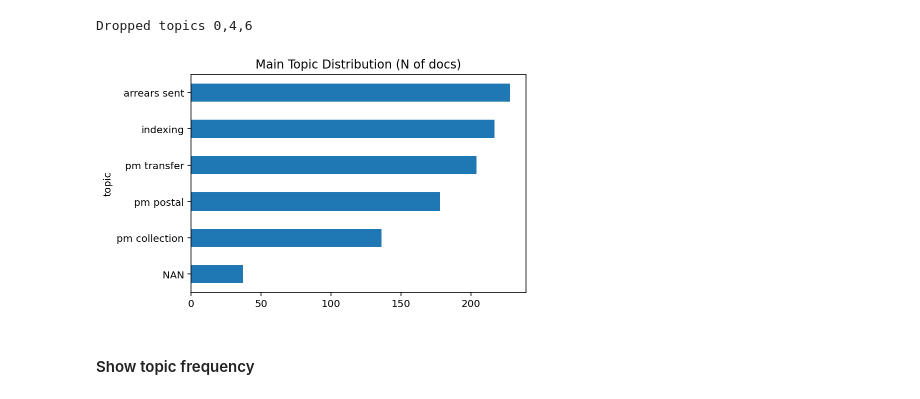
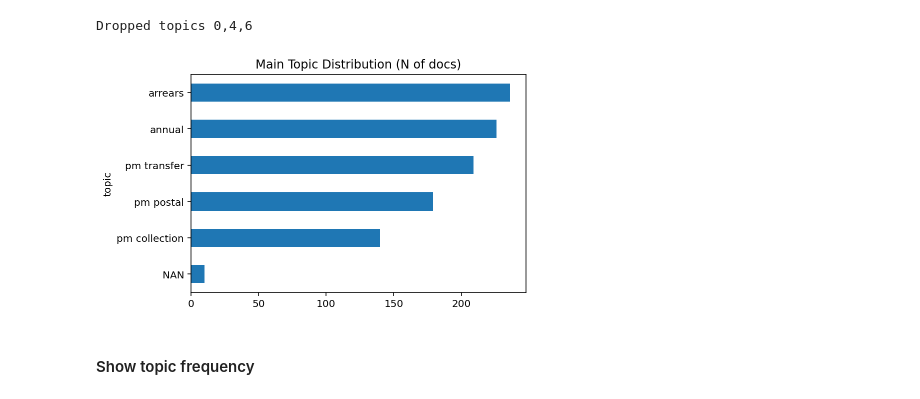
Before and after one commit to poorjanos/CCC-Topic-Modeling, a Jupyter notebook: notebooks/2.1-pj-nmf-1gram.ipynb, the cells around one changed output. Drawn from its saved outputs; the diff is of its cells as text; code cells hidden in the pictures.

```diff
--- a/notebooks/2.1-pj-nmf-1gram.ipynb
+++ b/notebooks/2.1-pj-nmf-1gram.ipynb
@@ -79,12 +79,12 @@ Dropped topics 0,4,6
 # %%
 %matplotlib inline
 %config InlineBackend.figure_format='retina'
 
-doc_main_topic, main_topic = topic_mdl.get_main_topic(topic_names = ['pm collection', 'indexing', 'arrears sent', 'pm postal', 'pm transfer', 'NAN'],\
-                                    threshold = 0.015)
+doc_main_topic, main_topic = topic_mdl.get_main_topic(topic_names = ['pm collection', 'annual', 'arrears', 'pm postal', 'pm transfer', 'NAN'],\
+                                    threshold = 0.005)
 main_topic['count'][::-1].plot.barh(title = 'Main Topic Distribution (N of docs)');
 # %% [output]
-[figure, old version]
+[figure, new version]
 # %% [markdown]
 #### Show topic frequency
 # %%
```
Also changed, not shown: parts of 18 cells of this notebook, 2 other files.
